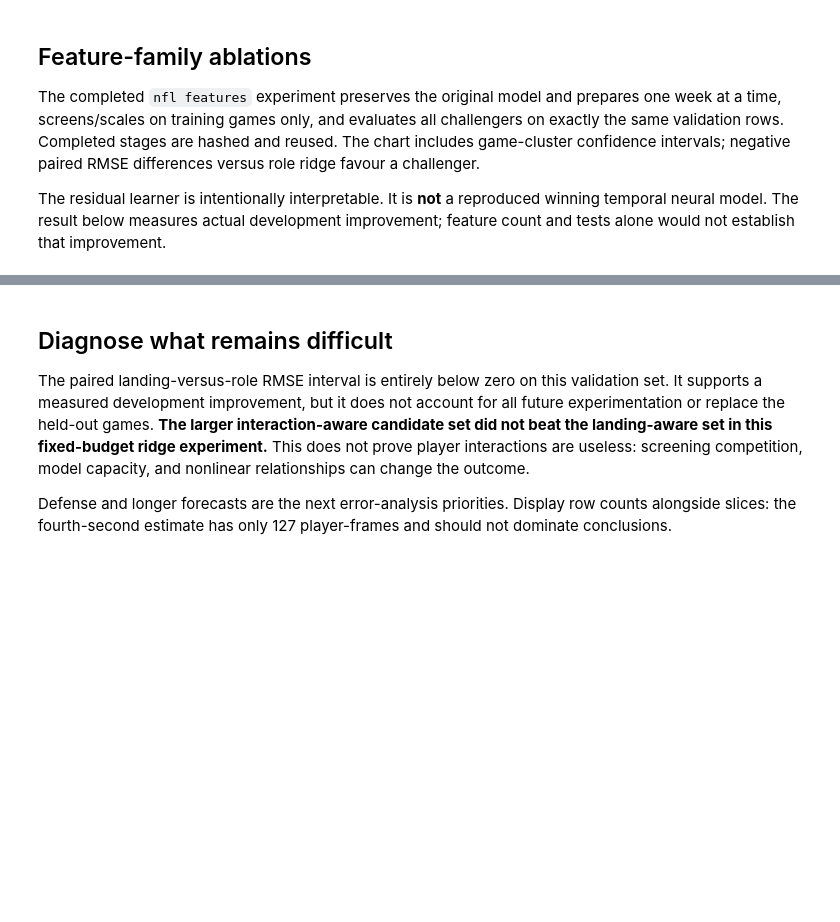
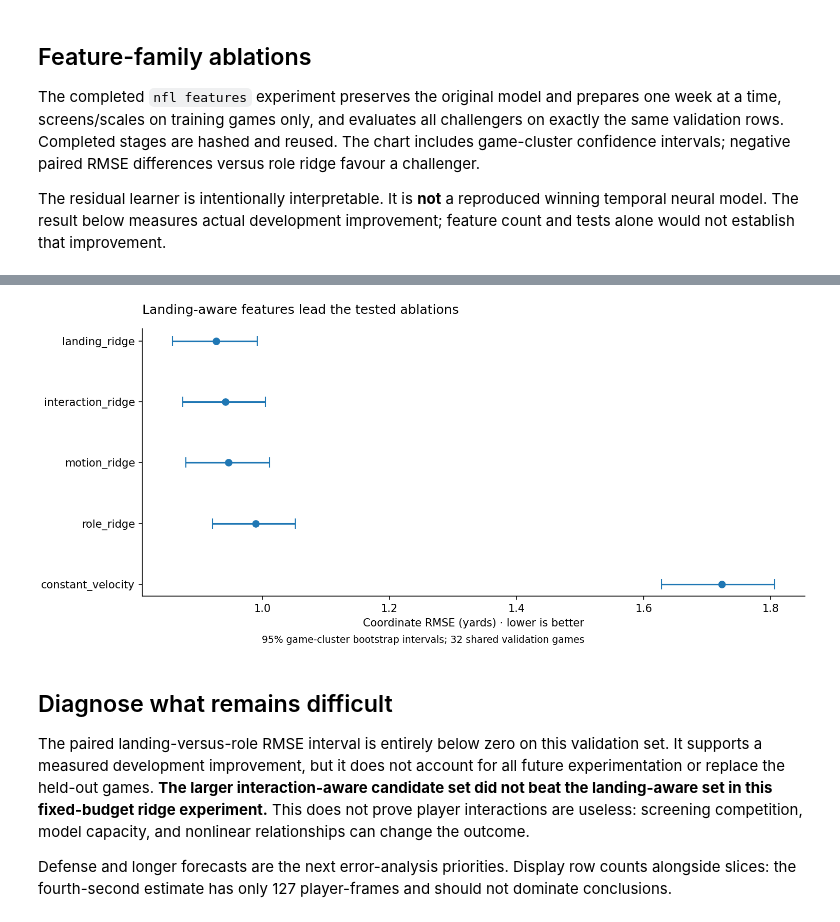
Before and after one commit to alvaromendizabal/nfl-player-trajectory, a Jupyter notebook: notebooks/02_motion_benchmarks.ipynb, the cells around one changed output, grey strips where cells are left out. Cells and saved outputs as stored; diff of their text form; code cells hidden in the pictures; blank space fills up the shorter version.

```diff
--- a/notebooks/02_motion_benchmarks.ipynb
+++ b/notebooks/02_motion_benchmarks.ipynb
@@ -28,8 +28,15 @@ if READY:
     summary = json.loads((RESULTS / "summary.json").read_text())
     eda = json.loads((RESULTS / "eda.json").read_text())
     protocol = json.loads((RESULTS / "protocol.json").read_text())
-    display(Markdown("**Report source:** " + ("local benchmark artifacts" if RESULTS == LOCAL else "published reproducible experiment snapshot")))
+    display(
+        Markdown(
+            "**Report source:** "
+            + (
+                "local benchmark artifacts"
+                if RESULTS == LOCAL
+                else "published reproducible experiment snapshot"
+            )
+        )
+    )
 else:
-    display(Markdown(
-        "No real-data benchmark is available. Run `nfl benchmark` after the audit."
-    ))
+    display(Markdown("No real-data benchmark is available. Run `nfl benchmark` after the audit."))
@@ -141,19 +228,23 @@ else:
 # %%
 if FEATURE_READY:
     ordered = feature_scores.iloc[::-1]
     estimates = ordered["coordinate_rmse_yards"].to_numpy()
-    interval = np.vstack([estimates - ordered["rmse_ci95_low"], ordered["rmse_ci95_high"] - estimates])
+    interval = np.vstack(
+        [estimates - ordered["rmse_ci95_low"], ordered["rmse_ci95_high"] - estimates]
+    )
     fig, ax = plt.subplots(figsize=(10, 4.5), layout="constrained")
     ax.errorbar(estimates, range(len(ordered)), xerr=interval, fmt="o", capsize=5)
     ax.set_yticks(range(len(ordered)), ordered["model"])
     ax.set_xlabel("Coordinate RMSE (yards) · lower is better")
     ax.set_title("Landing-aware features lead the tested ablations", loc="left", pad=14)
     ax.spines[["top", "right"]].set_visible(False)
     fig.supxlabel("95% game-cluster bootstrap intervals; 32 shared validation games", fontsize=9)
     image = io.BytesIO()
     fig.savefig(image, format="png", dpi=150)
     plt.close(fig)
     display(Image(data=image.getvalue()))
+# %% [output]
+[figure, added]
 # %% [markdown]
 ## Diagnose what remains difficult
 
```
Also changed, not shown: parts of 8 cells of this notebook, 7 other files.
